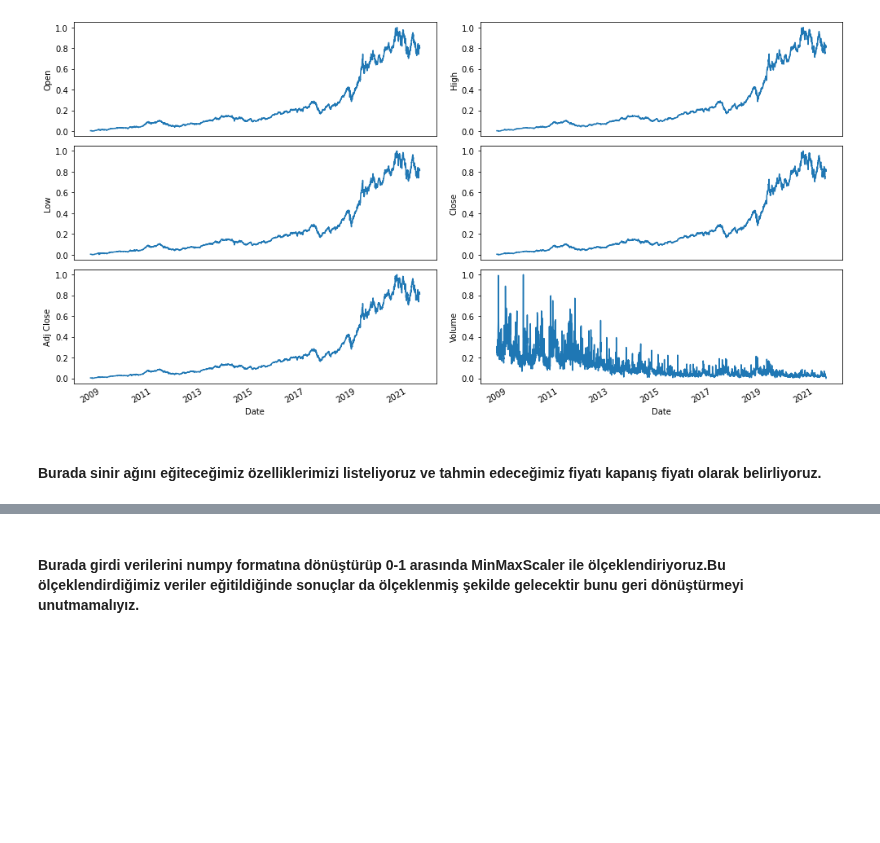
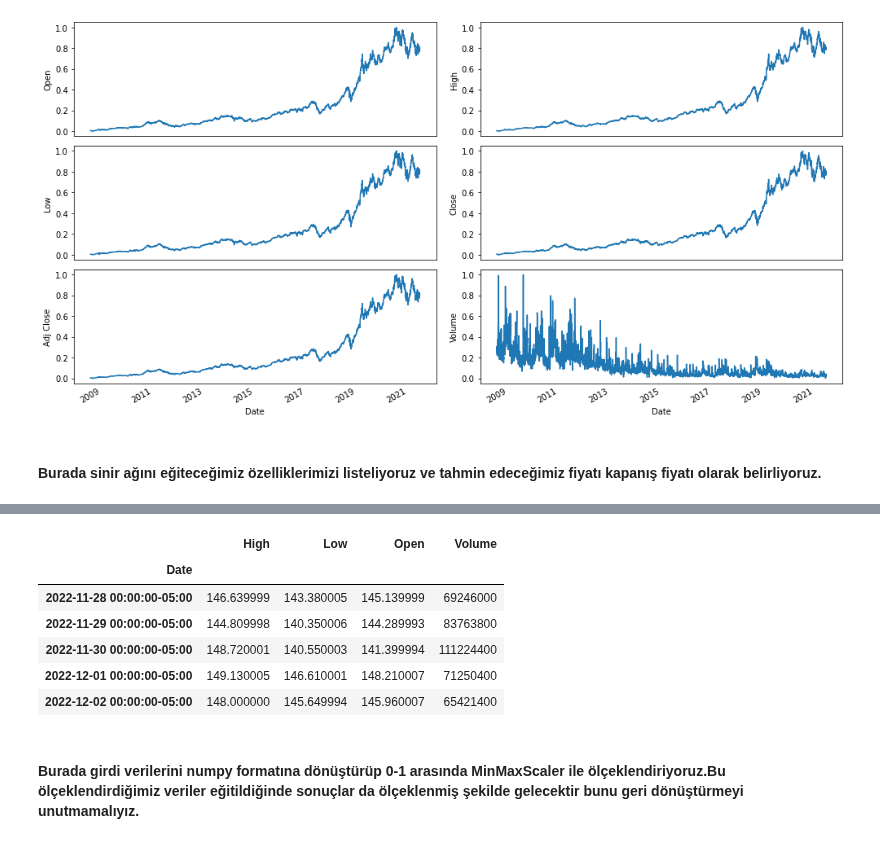
Before and after one commit to mustafaktaas/Python_StockPricePrediction_MachineLearning, a Jupyter notebook: StockMarketPrediction_Multivariate_Practice.ipynb, the cells around one changed output, grey strips where cells are left out. Drawn from its saved outputs; the diff is of its cells as text; code cells hidden in the pictures; blank space fills up the shorter version.

```diff
--- a/StockMarketPrediction_Multivariate_Practice.ipynb
+++ b/StockMarketPrediction_Multivariate_Practice.ipynb
@@ -143,3 +145,13 @@ data_filtered.tail()
+# %%
+data_filtered.tail()
+# %% [output]
+|  | High | Low | Open | Volume |
+| Date |  |  |  |  |
+| 2022-11-28 00:00:00-05:00 | 146.639999 | 143.380005 | 145.139999 | 69246000 |
+| 2022-11-29 00:00:00-05:00 | 144.809998 | 140.350006 | 144.289993 | 83763800 |
+| 2022-11-30 00:00:00-05:00 | 148.720001 | 140.550003 | 141.399994 | 111224400 |
+| 2022-12-01 00:00:00-05:00 | 149.130005 | 146.610001 | 148.210007 | 71250400 |
+| 2022-12-02 00:00:00-05:00 | 148.000000 | 145.649994 | 145.960007 | 65421400 |
 # %% [markdown]
 #### Burada girdi verilerini numpy formatına dönüştürüp 0-1 arasında MinMaxScaler ile ölçeklendiriyoruz.Bu ölçeklendirdiğimiz veriler eğitildiğinde sonuçlar da ölçeklenmiş şekilde gelecektir bunu geri dönüştürmeyi unutmamalıyız.
 # %%
```
Also changed, not shown: parts of 18 cells of this notebook.
